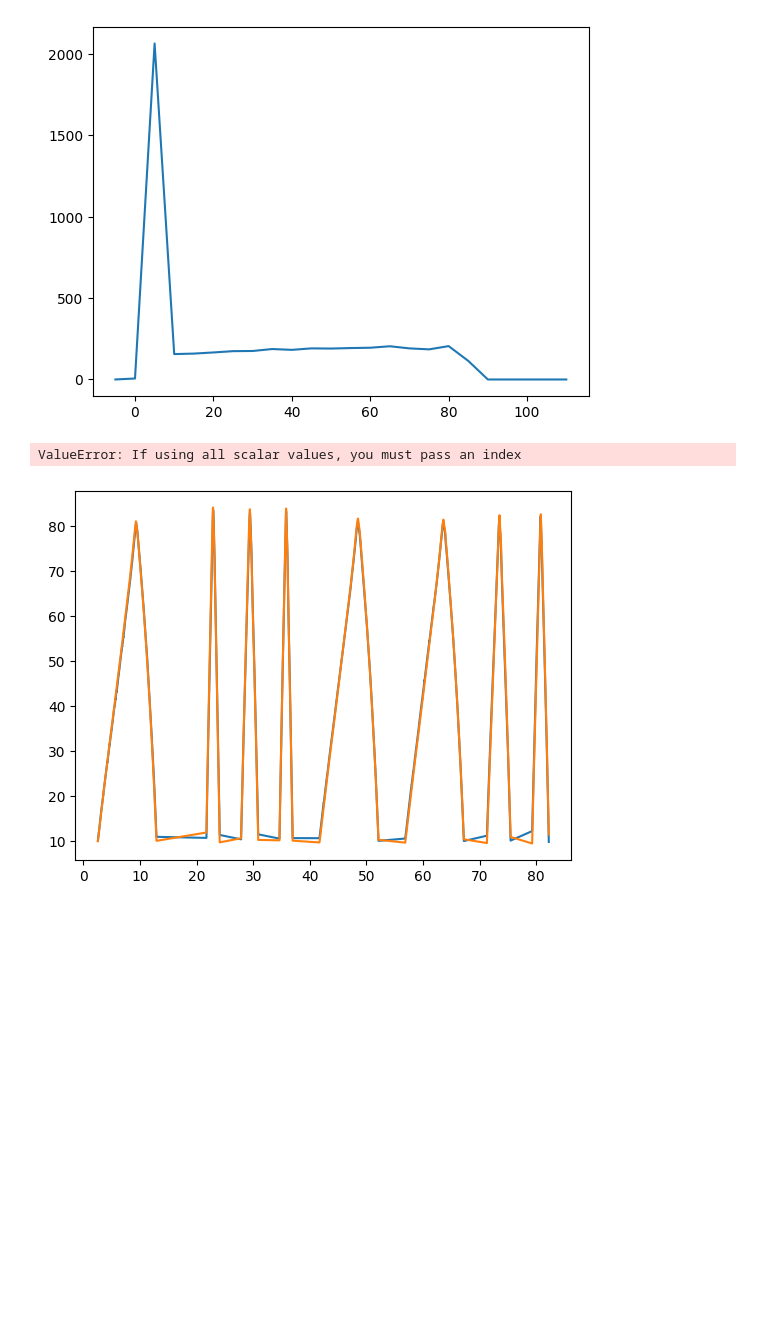
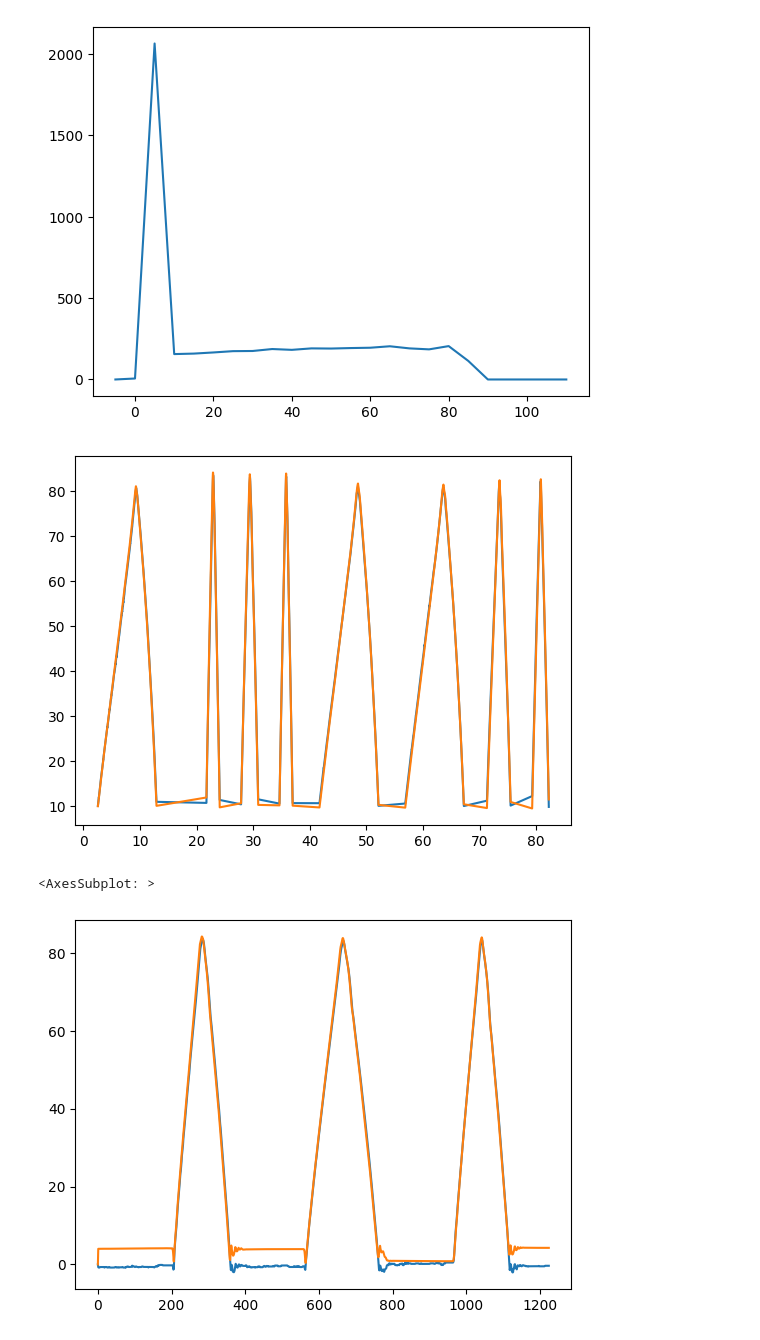
Before and after one commit to alejandromango/ArmAngleMotionTracking, a Jupyter notebook: ArmAngleAnalyzer.ipynb, the cells around one changed output. Cells and saved outputs as stored; diff of their text form; code cells hidden in the pictures; blank space fills up the shorter version.

Commit message:
Combined numpy arrays (not dialed in)

```diff
--- a/ArmAngleAnalyzer.ipynb
+++ b/ArmAngleAnalyzer.ipynb
@@ -106,10 +106,10 @@ timeDuringMove = sharedTimeVec[numpy.where(indices>indexThreshold)]
 timeDiff = numpy.diff(timeDuringMove)
 nonMoving = numpy.where(timeDiff > 1)[0]
 cycles = {}
-slowMoves = numpy.array(shape=(2, 1))
-medSlowMoves = numpy.array(shape=(2, 1))
-medFastMoves = numpy.array(shape=(2, 1))
-fastMoves = numpy.array(shape=(2, 1))
+slowMoves = numpy.array(numpy.empty((2, 1)))
+medSlowMoves = numpy.array(numpy.empty((2, 1)))
+medFastMoves = numpy.array(numpy.empty((2, 1)))
+fastMoves = numpy.array(numpy.empty((2, 1)))
 for i in range(len(logSpeeds)):
     if i == 0:
         cycle = pandas.DataFrame()
@@ -119,14 +119,33 @@ for i in range(len(logSpeeds)):
 
     cycle = pandas.DataFrame()
     try:
-        cycle["Cycle {} MC".format(i+1)] = MCAngle[nonMoving[i]:nonMoving[i+1]]
-        cycle["Cycle {} IMU".format(i+1)] = IMUAngle[nonMoving[i]:nonMoving[i+1]]
-        cycles["Cycle {}".format(i+1)] = cycle
+        mcMove = MCAngle[nonMoving[i]:nonMoving[i+1]]
+        imuMove = IMUAngle[nonMoving[i]:nonMoving[i+1]]
+        if '0' in logSpeeds[i]:
+            slowMoves = numpy.array([numpy.concatenate((slowMoves[0], mcMove)), numpy.concatenate((slowMoves[1], imuMove))])
+        if '1' in logSpeeds[i]:
+            medSlowMoves = numpy.array([numpy.concatenate((medSlowMoves[0], mcMove)), numpy.concatenate((medSlowMoves[1], imuMove))])
+        if '2' in logSpeeds[i]:
+            medFastMoves = numpy.array([numpy.concatenate((medFastMoves[0], mcMove)), numpy.concatenate((medFastMoves[1], imuMove))])
+        if '3' in logSpeeds[i]:
+            fastMoves = numpy.array([numpy.concatenate((fastMoves[0], mcMove)), numpy.concatenate((fastMoves[1], imuMove))])
     except:
-        cycle["Cycle {} MC".format(i+1)] = MCAngle[nonMoving[i]:-1]
-        cycle["Cycle {} IMU".format(i+1)] = IMUAngle[nonMoving[i]:-1]
-        cycles["Cycle {}".format(i+1)] = cycle
+        mcMove = MCAngle[nonMoving[i]:-1]
+        imuMove = IMUAngle[nonMoving[i]:-1]
+        if '0' in logSpeeds[i]:
+            slowMoves = numpy.array([numpy.concatenate((slowMoves[0], mcMove)), numpy.concatenate((slowMoves[1], imuMove))])
+        if '1' in logSpeeds[i]:
+            medSlowMoves = numpy.array([numpy.concatenate((medSlowMoves[0], mcMove)), numpy.concatenate((medSlowMoves[1], imuMove))])
+        if '2' in logSpeeds[i]:
+            medFastMoves = numpy.array([numpy.concatenate((medFastMoves[0], mcMove)), numpy.concatenate((medFastMoves[1], imuMove))])
+        if '3' in logSpeeds[i]:
+            fastMoves = numpy.array([numpy.concatenate((fastMoves[0], mcMove)), numpy.concatenate((fastMoves[1], imuMove))])
         break
 # %% [output]
-ValueError: If using all scalar values, you must pass an index
 [figure]
+# %%
+seaborn.lineplot(fastMoves[0])
+seaborn.lineplot(fastMoves[1])
+# %% [output]
+<AxesSubplot: >
+[figure, added]
```
